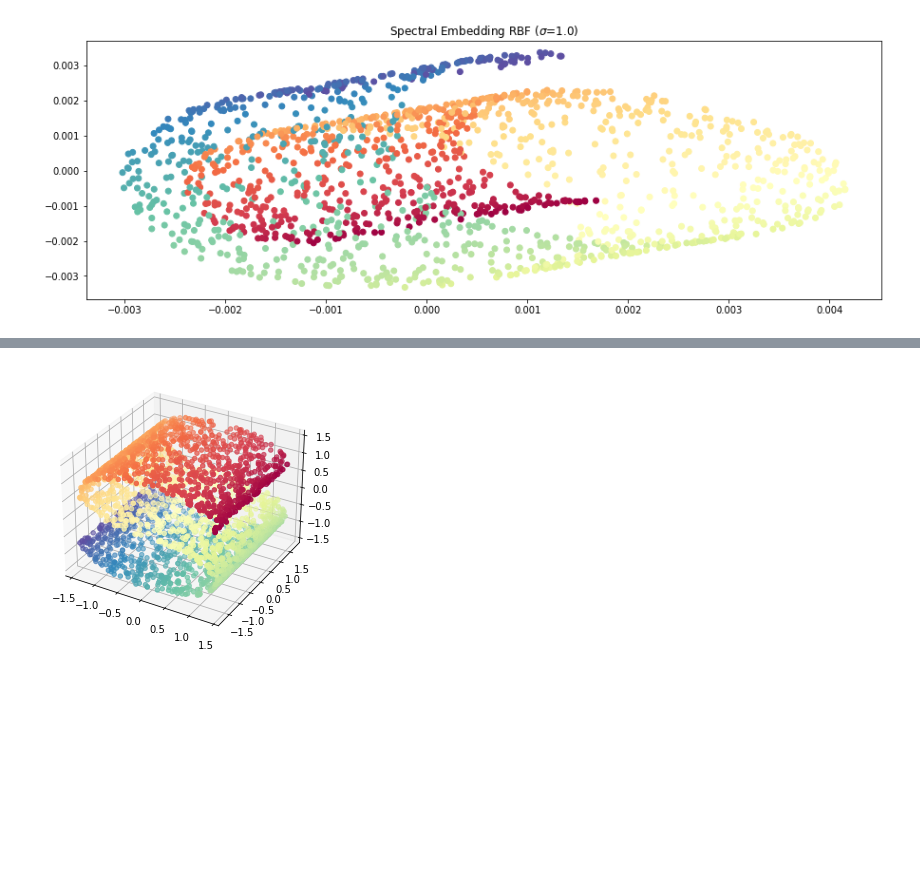
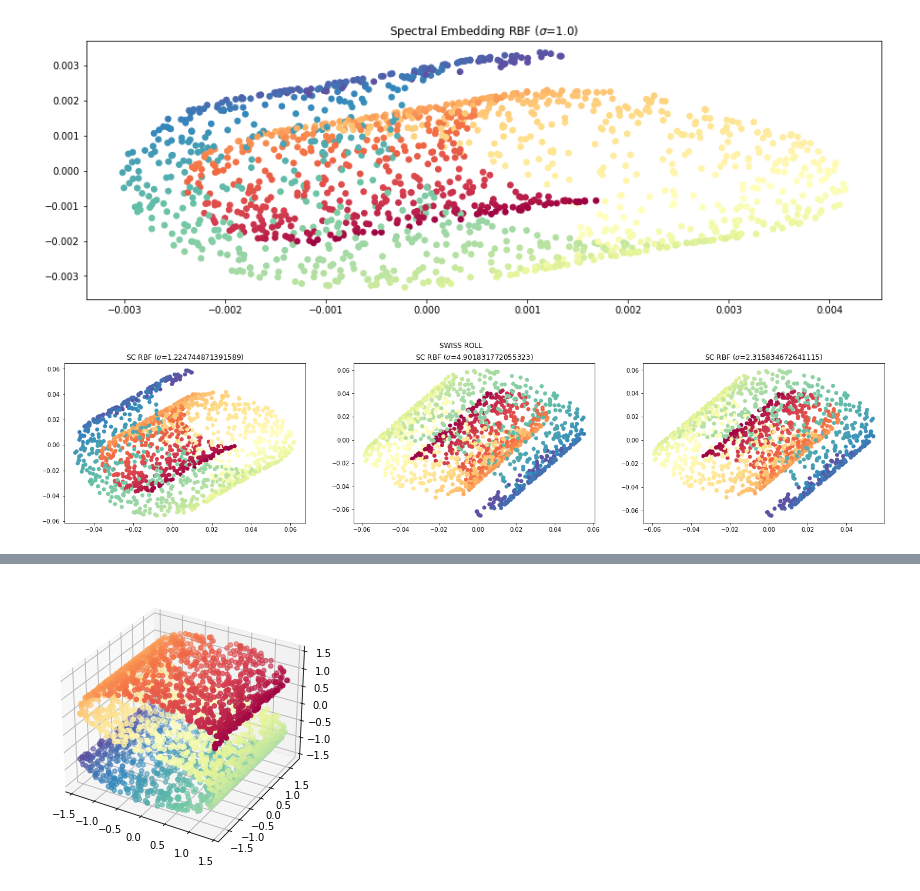
Before and after one commit to glorelvalle/g-mucd, a Jupyter notebook: mf/exam2/EXAM_02_MF_2022_03_31.ipynb, the cells around one changed output, grey strips where cells are left out. Drawn from its saved outputs; the diff is of its cells as text; code cells hidden in the pictures; blank space fills up the shorter version.

```diff
--- a/mf/exam2/EXAM_02_MF_2022_03_31.ipynb
+++ b/mf/exam2/EXAM_02_MF_2022_03_31.ipynb
@@ -181,10 +184,10 @@ class SpectralClustering(TransformerMixin, BaseEstimator):
     def __init__(
         self,
         n_clusters: int = 2,
-        n_components: int = 2,
+        n_components: int = 100,
         sigma: (str, float) = "auto",
         kernel_type: str = "rbf",
-        percentil: float = 50
+        percentil: float = 50,
     ):
         self.n_clusters = n_clusters
         self.n_components = n_components
@@ -278,7 +281,7 @@ class SpectralClustering(TransformerMixin, BaseEstimator):
         eigenvectors = eigenvectors.real
 
         # Sort eigenvalues
-        ix = np.argsort(eigenvalues)
+        ix = np.argsort(eigenvalues)[: self.n_components]
         self.eigenvalues = eigenvalues[ix]
         self.eigenvectors = eigenvectors[:, ix]
 
@@ -296,9 +299,25 @@ class SpectralClustering(TransformerMixin, BaseEstimator):
         return self
 
     def fit_transform(self, X: np.ndarray, y: np.ndarray = None) -> np.ndarray:
+        """
+        Compute the embedding vectors for data X and transform X.
+        Parameters
+        ----------
+        X :
+            Array-like of shape [n_samples, n_features]
+            training set.
+        y :
+            Ignored
+        Returns
+        -------
+        X_red :
+            Array-like, shape (n_samples, n_components)
+        """
 
+        # Compute the embedding vectors and return
         self.fit(X)
         return self.embedding_
+        # Return KMeans labels
         # return self.clf.labels_
 # %% [markdown]
 <div class="qst">
@@ -410,4 +429,18 @@ plt.show()
 # %% [output]
 [figure]
 [figure]
+# %%
+sigma_parameters = ['auto', 'maximum', 'median']
+sc_sigma = [SpectralClustering(sigma=sigma) for sigma in sigma_parameters]
+
+fig, axes = plt.subplots(1, 3, figsize=(25, 5))
+fig.suptitle(r"SWISS ROLL")
+for i, sc in enumerate(sc_sigma):
+    X_red = sc.fit_transform(X)
+    axes[i].scatter(X_red[:, 0], X_red[:, 1], c=color, cmap=my_cmap)
+    axes[i].set_title(
+        r"SC RBF ($\sigma$={})".format(sc.sigma_)
+    )
+# %% [output]
+[figure, added]
 # %%
```
Also changed, not shown: parts of 14 cells of this notebook.
